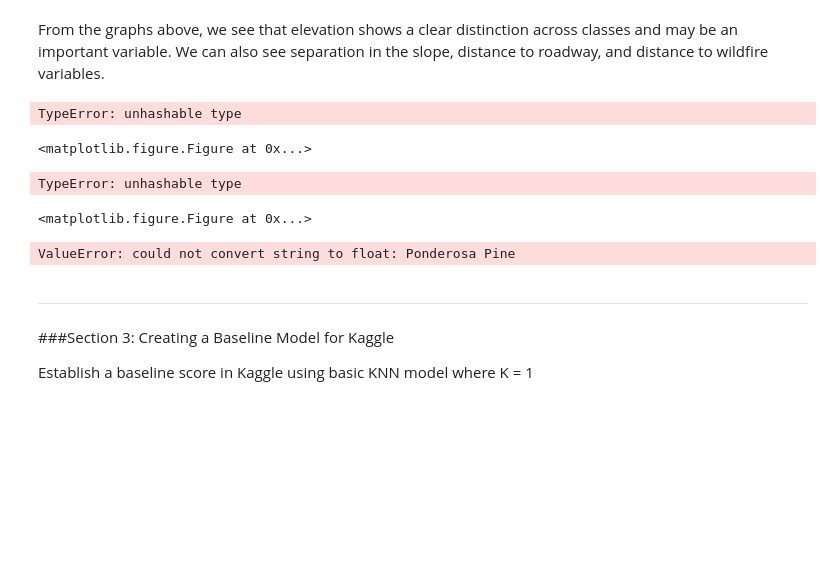
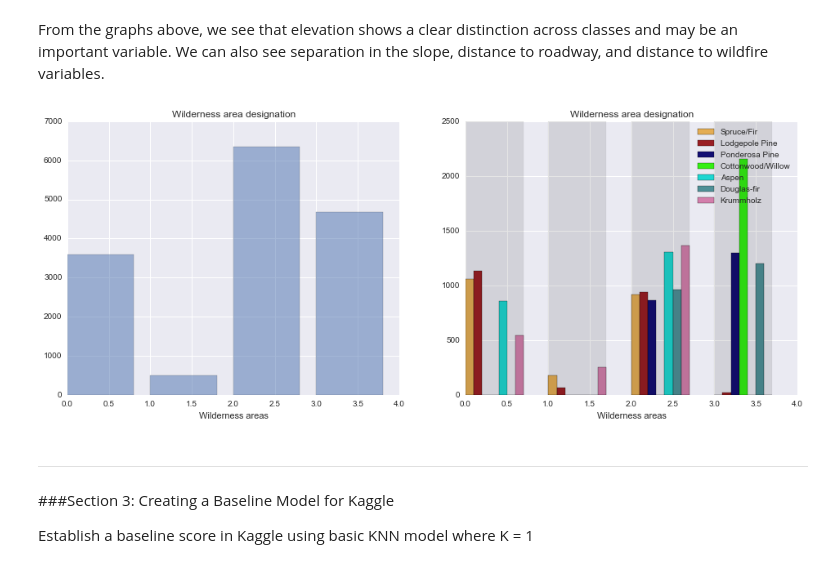
Before and after one commit to nathanieljblack/W207_Project, a Jupyter notebook: W207_Final_Consolidated_V3.ipynb, the cells around one changed output. Drawn from its saved outputs; the diff is of its cells as text; code cells hidden in the pictures; blank space fills up the shorter version.

```diff
--- a/W207_Final_Consolidated_V3.ipynb
+++ b/W207_Final_Consolidated_V3.ipynb
@@ -81,6 +81,7 @@ from sklearn.metrics import classification_report
 from sklearn.metrics import accuracy_score
 # %%
 plot_data = pd.read_csv('train.csv')
+plot_labels = plot_data['Cover_Type'].values
 
 #Map tree codes to names
 tree_map = {1:'Spruce/Fir',
@@ -195,77 +196,37 @@ for var, title, label in zip(variables, titles, labels):
 From the graphs above, we see that elevation shows a clear distinction across classes and may be an important variable. We can also see separation in the slope, distance to roadway, and distance to wildfire variables.
 # %%
 wilderness_area_names = ['Rawah', 'Neota', 'Comanche Peak', 'Cache la Poudre']
+plot_wilderness = plot_data[['Wilderness_Area1', 'Wilderness_Area2', 'Wilderness_Area3', 'Wilderness_Area4']].values
 
 fig = plt.figure(figsize=(16, 6))
 
+cover_type = ['Spruce/Fir', 'Lodgepole Pine', 'Ponderosa Pine', 'Cottonwood/Willow', 'Aspen', 'Douglas-fir',
+              'Krummholz']
+random_colors = np.random.rand(7, 3)
+
 # Wilderness_Area
-wilderness_areas = np.sum(plot_data[:,10:14], axis=0)
+wilderness_areas = np.sum(plot_wilderness, axis=0)
 ax = fig.add_subplot(1, 2, 1)
 dummy = ax.bar(np.arange(4), wilderness_areas, alpha=0.5)
 dummy = ax.set_title("Wilderness area designation")
 dummy = ax.set_xlabel('Wilderness areas')
 
 # Wilderness_Area per cover type
 ax = fig.add_subplot(1, 2, 2)
 
 ind = np.arange(4)
 width = 0.1
 for i in range(1, 8):
-    wilderness_areas = np.sum(plot_data[np.where(train_labels==i),10:14][0], axis=0)
+    wilderness_areas = np.sum(plot_wilderness[np.where(plot_labels==i)], axis=0)
     bar = ax.bar(ind, wilderness_areas, width=width, color=random_colors[i-1,:])
     ind = ind + width
     dummy = ax.set_title("Wilderness area designation")
     dummy = ax.set_xlabel('Wilderness areas')
     ax.legend(cover_type)
 dummy = ax.set_xlim(0, 4)
 bar = ax.bar(np.arange(4), [2500, 2500, 2500, 2500], width=(width*7), color='black', alpha=0.1)
 # %% [output]
-TypeError: unhashable type
-<matplotlib.figure.Figure at 0x...>
+[figure, added]
-# %%
-# Soil_Type
-fig = plt.figure(figsize=(16, 6))
-soil_type = np.sum(plot_data[:,14:55], axis=0)
-ax = fig.add_subplot(1, 2, 1)
-dummy = ax.bar(np.arange(40), soil_type, alpha=0.5)
-dummy = ax.set_title("Training Observations by Soil Type - Overview")
-dummy = ax.set_xlabel('Soil Type')
-dummy = ax.set_ylabel('Training Observations')
-
-# Soil type per cover type
-fig = plt.figure(figsize=(16, 24))
-
-for j in range(4):
-    ax = fig.add_subplot(4, 1, j+1)
-    dummy = ax.set_title("Training Observations by Soil Type - Detailed")
-    ind = np.arange(10*j, 10*j+10)
-    width = 0.1
-    for i in range(1, 8):
-        soil_type = np.sum(plot_data[np.where(train_labels==i),((j+1)*10)+4:((j+1)*10)+14][0], axis=0)
-        bar = ax.bar(ind, soil_type, width=width, color=random_colors[i-1,:])
-        ind = ind + width
-        title = "Soil type: Thru " + str((j+1) * 10)
-        dummy = ax.set_title(title)
-        dummy = ax.set_xlabel('Soil Type')
-        ax.legend(cover_type)
-    bar = ax.bar(np.arange(10*j, 10*j+10), [1200]*10, width=(width*7), color='black', alpha=0.1)
-# %% [output]
-TypeError: unhashable type
-<matplotlib.figure.Figure at 0x...>
-# %%
-pca = PCA(n_components=2)
-transformed_data = pca.fit_transform(plot_data)
-
-colors = np.zeros((plot_data.shape[0], 3))
-for i in range(colors.shape[0]):
-    colors[i,] = random_colors[train_labels[i]-1]
-
-fig = plt.figure(figsize=(16, 10))
-ax = fig.add_subplot(1, 1, 1)
-dummy = ax.scatter(transformed_data[:,0], transformed_data[:,1], c=colors, alpha=0.5)
-dummy = ax.set_title("Principal Components = 2")
-# %% [output]
-ValueError: could not convert string to float: Ponderosa Pine
 # %% [markdown]
 ----
 
```
Also changed, not shown: parts of 14 cells of this notebook.
